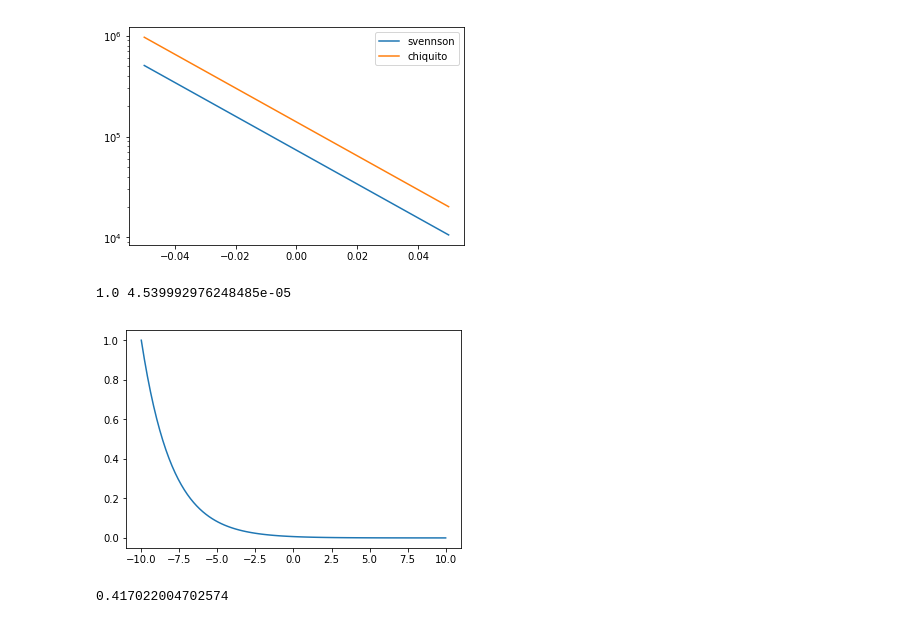
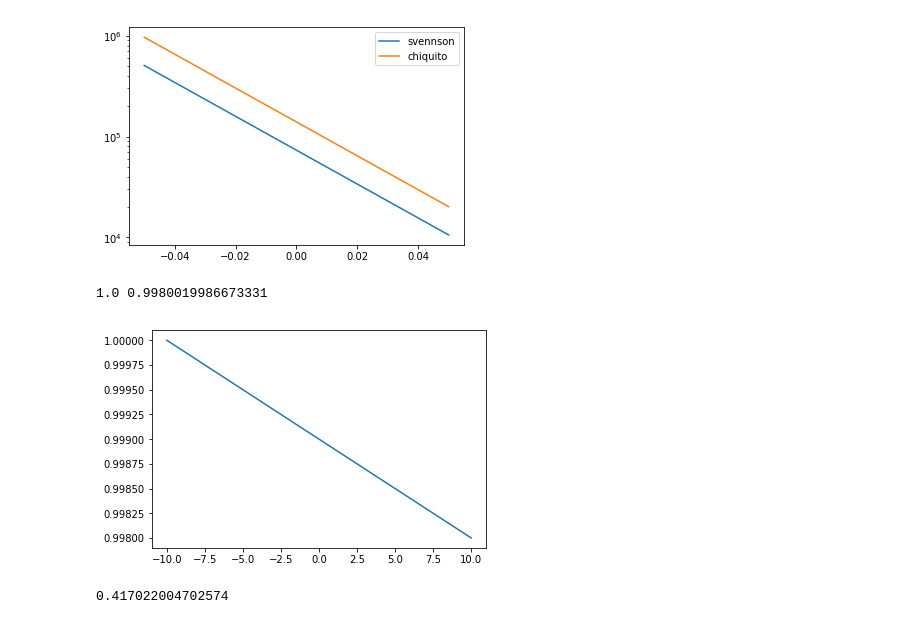
Before and after one commit to leobrowning92/networksim-cntfet, a Jupyter notebook: mechanism_testing.ipynb, the cells around one changed output. Saved outputs shown, nothing was run; the diff lists cells and outputs as text; code cells hidden in the pictures.

```diff
--- a/mechanism_testing.ipynb
+++ b/mechanism_testing.ipynb
@@ -67,17 +67,17 @@ plt.legend()
 [figure]
 # %%
 def lin_exp(vd,vg):
-    alpha=.5
+    alpha=.0001
     # normalizes conduction at 1 for -10
     normalization=np.exp(-10*alpha)#
     return np.exp(-alpha*vg)*normalization
 x=np.linspace(-10,10,100)
 y=[lin_exp(0.1,i)for i in x]
 plt.plot(x,y)
 print(max(y),min(y))
 # %% [output]
-1.0 4.539992976248485e-05
+1.0 0.9980019986673331
-[figure, old version]
+[figure, new version]
 # %%
 np.random.seed(1)
 np.random.rand()
```
Also changed, not shown: 4 other files.
